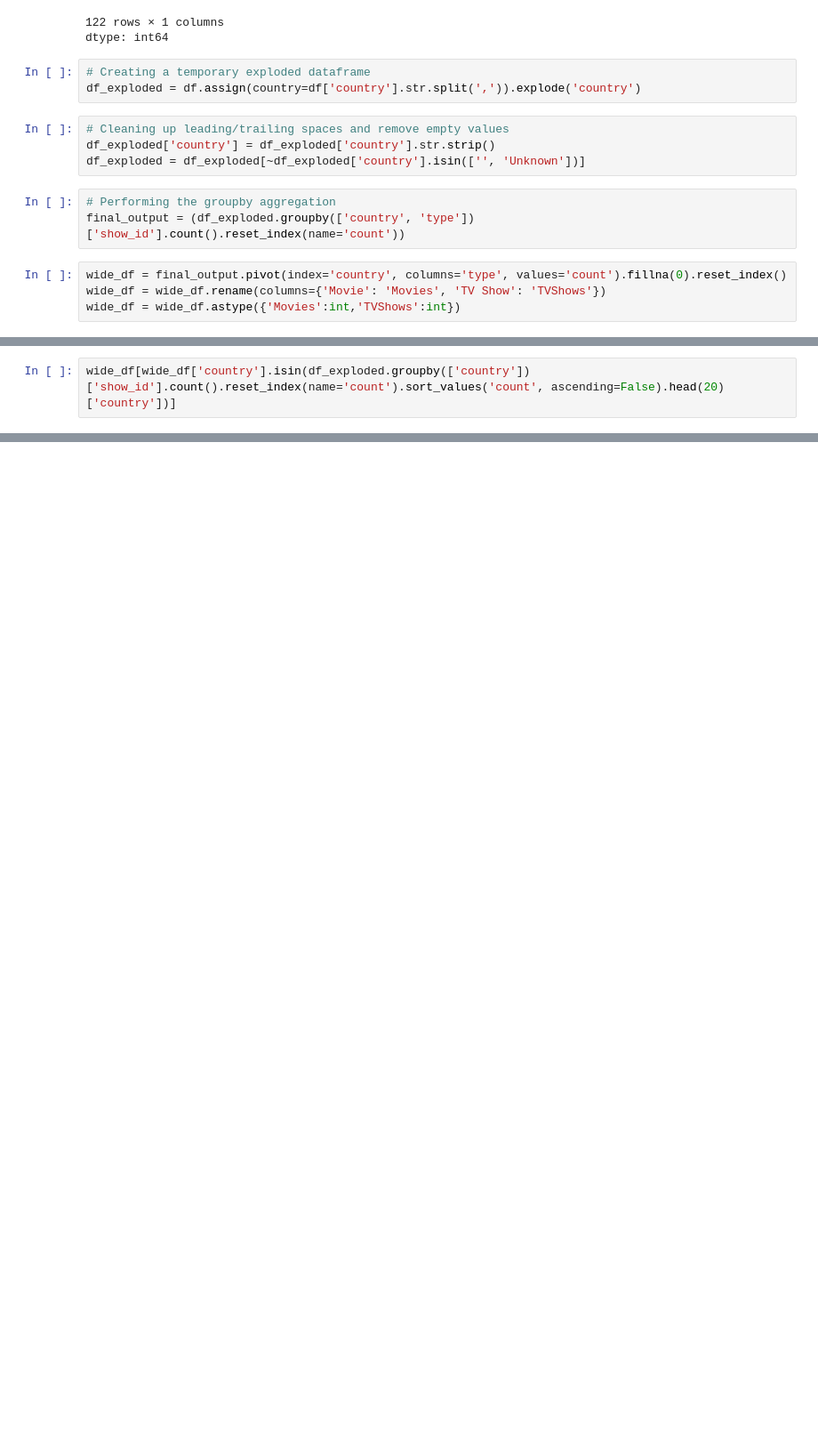
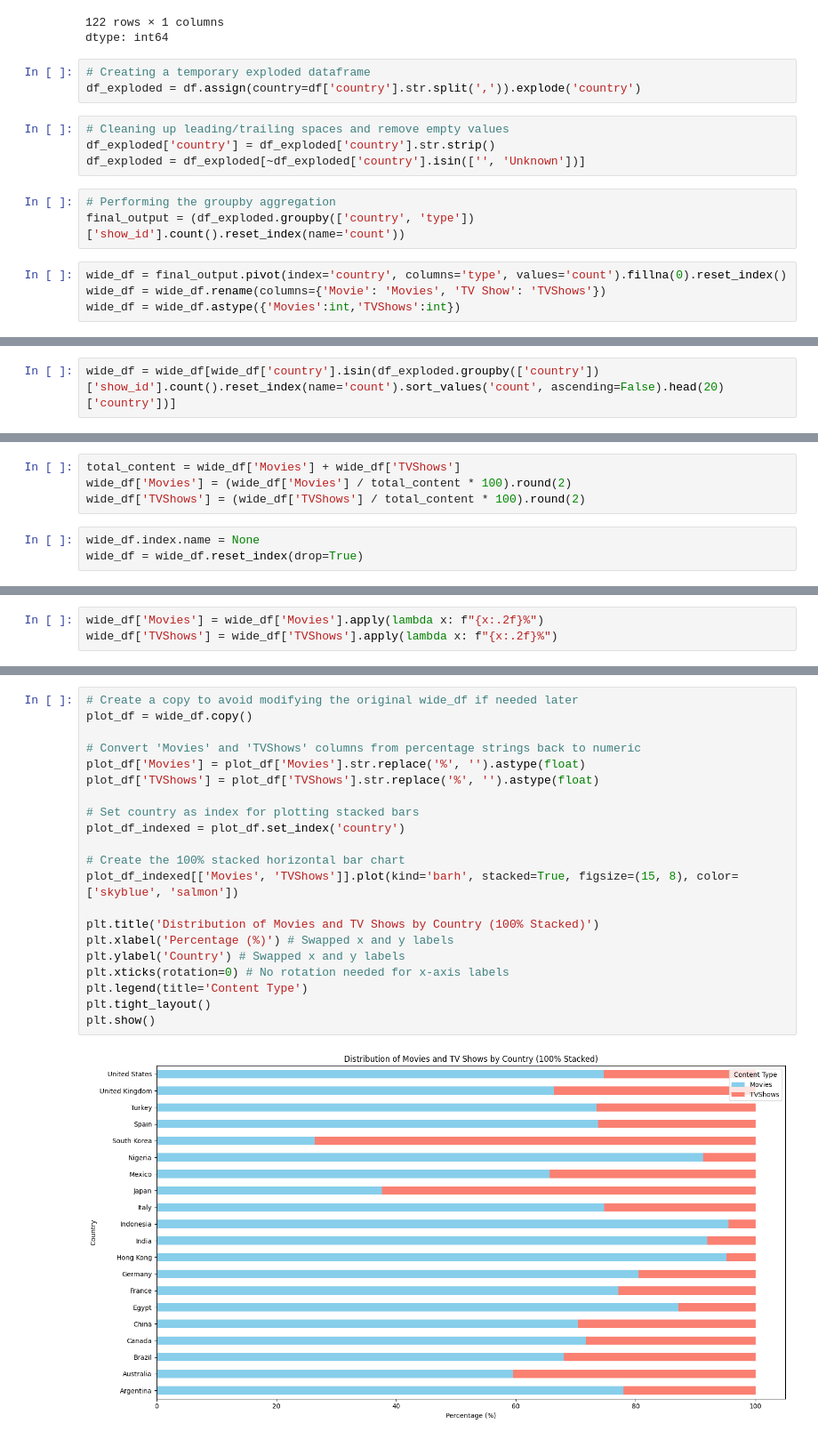
Before and after one commit to akshaykumar2972/Netflix-Data-Analysis, a Jupyter notebook: Netflix_Data_Analysis.ipynb, the cells around one changed output, grey strips where cells are left out. Shown at 89% size. Saved outputs shown, nothing was run; the diff lists cells and outputs as text; blank space fills up the shorter version.

```diff
--- a/Netflix_Data_Analysis.ipynb
+++ b/Netflix_Data_Analysis.ipynb
@@ -478,3 +478,3 @@ df_exploded.groupby(['country'])['show_id'].count().reset_index(name='count').so
 dtype: object
 # %%
-wide_df[wide_df['country'].isin(df_exploded.groupby(['country'])['show_id'].count().reset_index(name='count').sort_values('count', ascending=False).head(20)['country'])]
+wide_df = wide_df[wide_df['country'].isin(df_exploded.groupby(['country'])['show_id'].count().reset_index(name='count').sort_values('count', ascending=False).head(20)['country'])]
@@ -496,0 +501,7 @@ wide_df[wide_df['country'].isin(df_exploded.groupby(['country'])['show_id'].coun
+# %%
+total_content = wide_df['Movies'] + wide_df['TVShows']
+wide_df['Movies'] = (wide_df['Movies'] / total_content * 100).round(2)
+wide_df['TVShows'] = (wide_df['TVShows'] / total_content * 100).round(2)
+# %%
+wide_df.index.name = None
+wide_df = wide_df.reset_index(drop=True)
@@ -496,0 +528,3 @@ wide_df[wide_df['country'].isin(df_exploded.groupby(['country'])['show_id'].coun
+# %%
+wide_df['Movies'] = wide_df['Movies'].apply(lambda x: f"{x:.2f}%")
+wide_df['TVShows'] = wide_df['TVShows'].apply(lambda x: f"{x:.2f}%")
@@ -496,0 +551,23 @@ wide_df[wide_df['country'].isin(df_exploded.groupby(['country'])['show_id'].coun
+# %%
+# Create a copy to avoid modifying the original wide_df if needed later
+plot_df = wide_df.copy()
+
+# Convert 'Movies' and 'TVShows' columns from percentage strings back to numeric
+plot_df['Movies'] = plot_df['Movies'].str.replace('%', '').astype(float)
+plot_df['TVShows'] = plot_df['TVShows'].str.replace('%', '').astype(float)
+
+# Set country as index for plotting stacked bars
+plot_df_indexed = plot_df.set_index('country')
+
+# Create the 100% stacked horizontal bar chart
+plot_df_indexed[['Movies', 'TVShows']].plot(kind='barh', stacked=True, figsize=(15, 8), color=['skyblue', 'salmon'])
+
+plt.title('Distribution of Movies and TV Shows by Country (100% Stacked)')
+plt.xlabel('Percentage (%)') # Swapped x and y labels
+plt.ylabel('Country') # Swapped x and y labels
+plt.xticks(rotation=0) # No rotation needed for x-axis labels
+plt.legend(title='Content Type')
+plt.tight_layout()
+plt.show()
+# %% [output]
+[figure, added]
```
Also changed, not shown: parts of 8 cells of this notebook.
